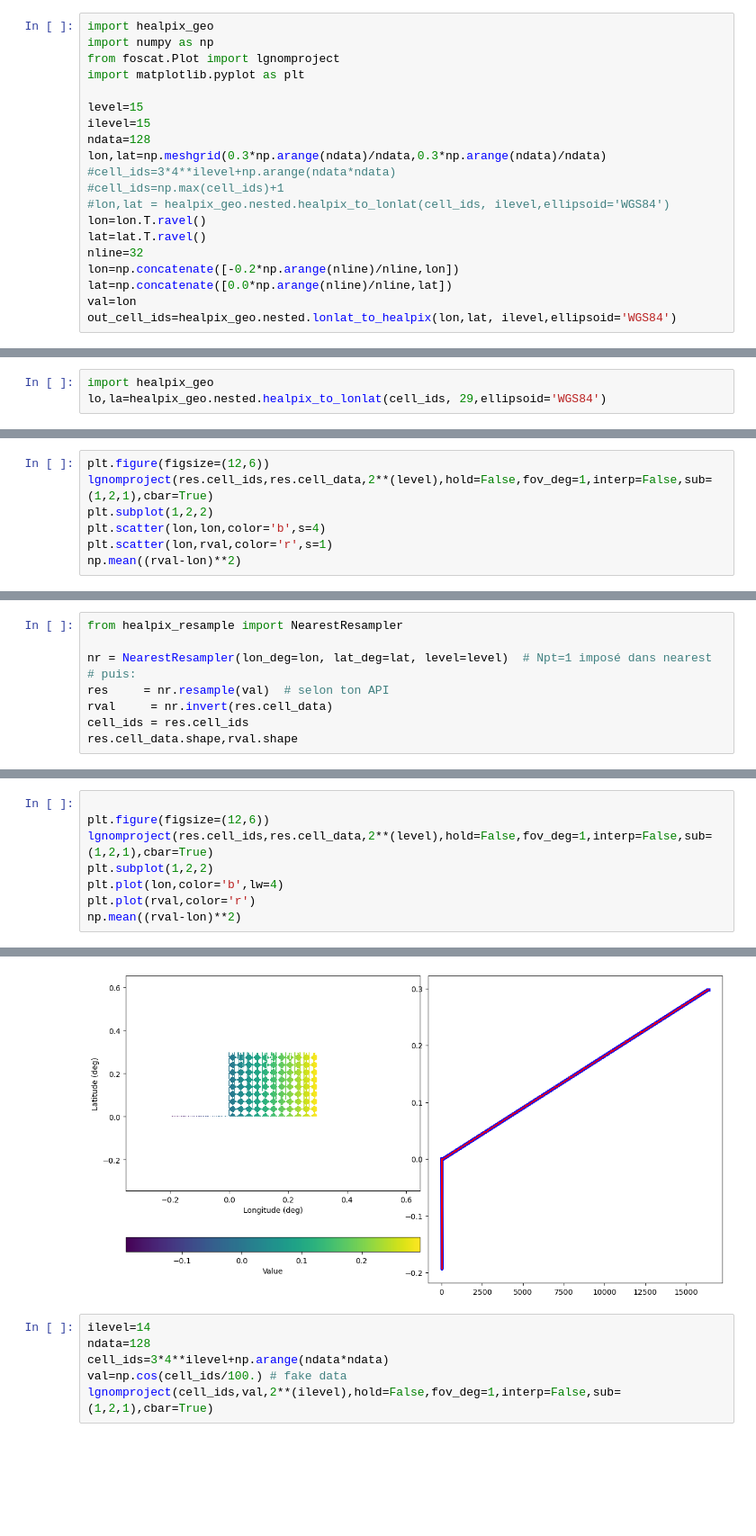
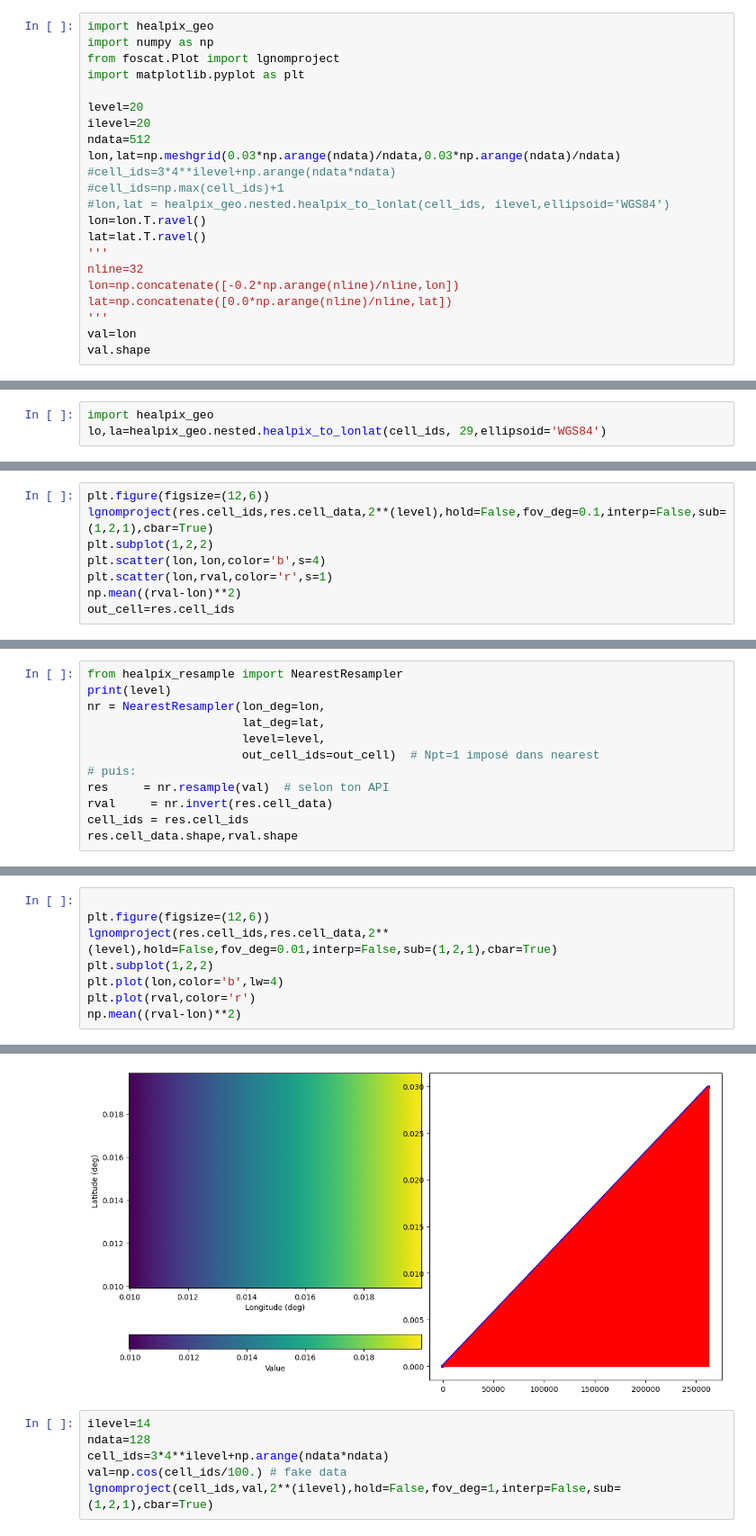
Before and after one commit to EOPF-DGGS/healpix-resample, a Jupyter notebook: notebooks/Test_regrid_to_healpix.ipynb, the cells around one changed output, grey strips where cells are left out. Shown at 90% size. Cells and saved outputs as stored; diff of their text form; blank space fills up the shorter version.

Commit message:
debug resample

```diff
--- a/notebooks/Test_regrid_to_healpix.ipynb
+++ b/notebooks/Test_regrid_to_healpix.ipynb
@@ -8,17 +11,19 @@ import numpy as np
 from foscat.Plot import lgnomproject
 import matplotlib.pyplot as plt
 
-level=15
-ilevel=15
-ndata=128
-lon,lat=np.meshgrid(0.3*np.arange(ndata)/ndata,0.3*np.arange(ndata)/ndata)
+level=20
+ilevel=20
+ndata=512
+lon,lat=np.meshgrid(0.03*np.arange(ndata)/ndata,0.03*np.arange(ndata)/ndata)
 #cell_ids=3*4**ilevel+np.arange(ndata*ndata)
 #cell_ids=np.max(cell_ids)+1
 #lon,lat = healpix_geo.nested.healpix_to_lonlat(cell_ids, ilevel,ellipsoid='WGS84')
 lon=lon.T.ravel()
 lat=lat.T.ravel()
+'''
 nline=32
 lon=np.concatenate([-0.2*np.arange(nline)/nline,lon])
 lat=np.concatenate([0.0*np.arange(nline)/nline,lat])
+'''
 val=lon
-out_cell_ids=healpix_geo.nested.lonlat_to_healpix(lon,lat, ilevel,ellipsoid='WGS84')
+val.shape
@@ -124,8 +131,9 @@ Final Itt 99 : 6.282e-17
 # %%
 plt.figure(figsize=(12,6))
-lgnomproject(res.cell_ids,res.cell_data,2**(level),hold=False,fov_deg=1,interp=False,sub=(1,2,1),cbar=True)
+lgnomproject(res.cell_ids,res.cell_data,2**(level),hold=False,fov_deg=0.1,interp=False,sub=(1,2,1),cbar=True)
 plt.subplot(1,2,2)
 plt.scatter(lon,lon,color='b',s=4)
 plt.scatter(lon,rval,color='r',s=1)
 np.mean((rval-lon)**2)
+out_cell=res.cell_ids
 # %% [output]
@@ -134,7 +141,10 @@ np.float64(2.4785270468008637e-05)
 # %%
 from healpix_resample import NearestResampler
-
-nr = NearestResampler(lon_deg=lon, lat_deg=lat, level=level)  # Npt=1 imposé dans nearest
+print(level)
+nr = NearestResampler(lon_deg=lon,
+                      lat_deg=lat,
+                      level=level,
+                      out_cell_ids=out_cell)  # Npt=1 imposé dans nearest
 # puis:
 res     = nr.resample(val)  # selon ton API
 rval     = nr.invert(res.cell_data)
@@ -145,7 +157,7 @@ res.cell_data.shape,rval.shape
 # %%
 
 plt.figure(figsize=(12,6))
-lgnomproject(res.cell_ids,res.cell_data,2**(level),hold=False,fov_deg=1,interp=False,sub=(1,2,1),cbar=True)
+lgnomproject(res.cell_ids,res.cell_data,2**(level),hold=False,fov_deg=0.01,interp=False,sub=(1,2,1),cbar=True)
 plt.subplot(1,2,2)
 plt.plot(lon,color='b',lw=4)
 plt.plot(rval,color='r')
@@ -155,4 +167,4 @@ np.float64(1.3568945098341503e-07)
-[figure, old version]
+[figure, new version]
 # %%
 ilevel=14
 ndata=128
```
Also changed, not shown: parts of 13 cells of this notebook, 1 other file.
